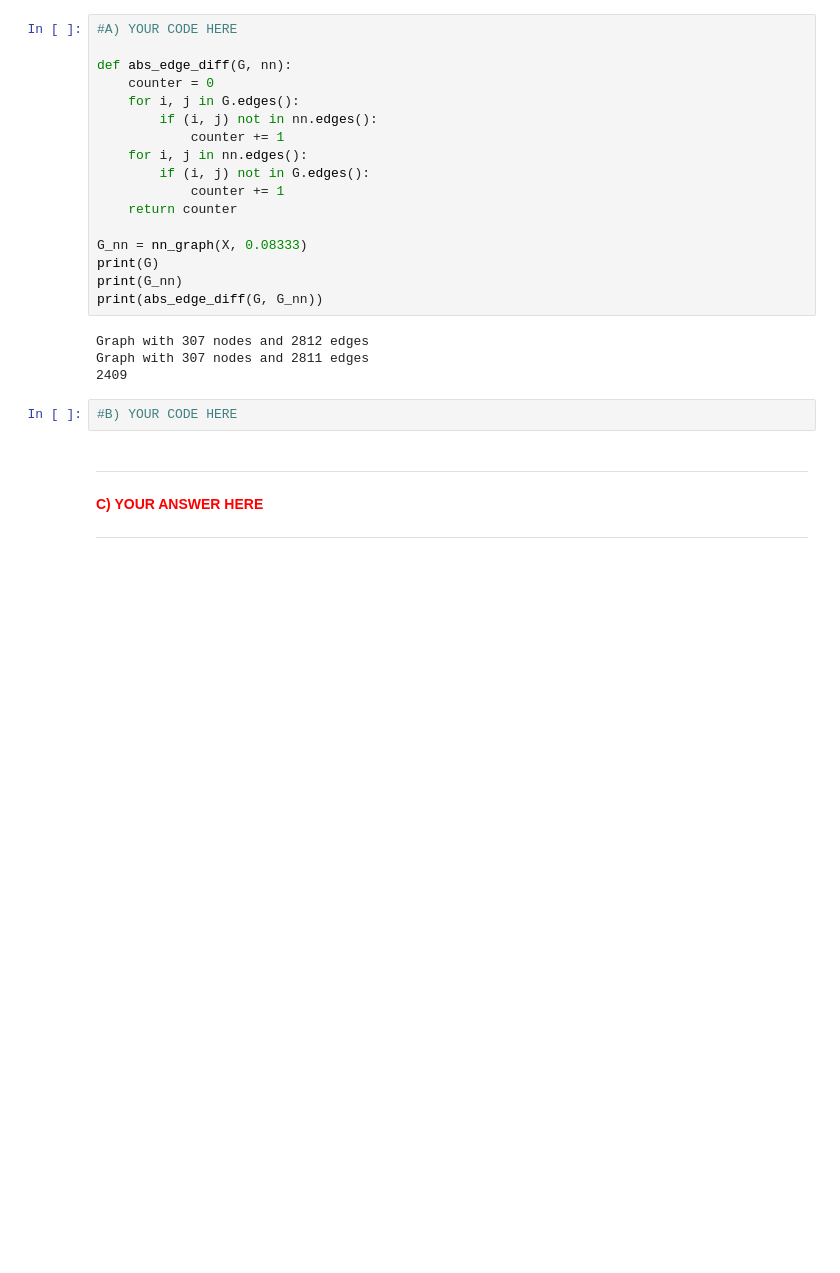
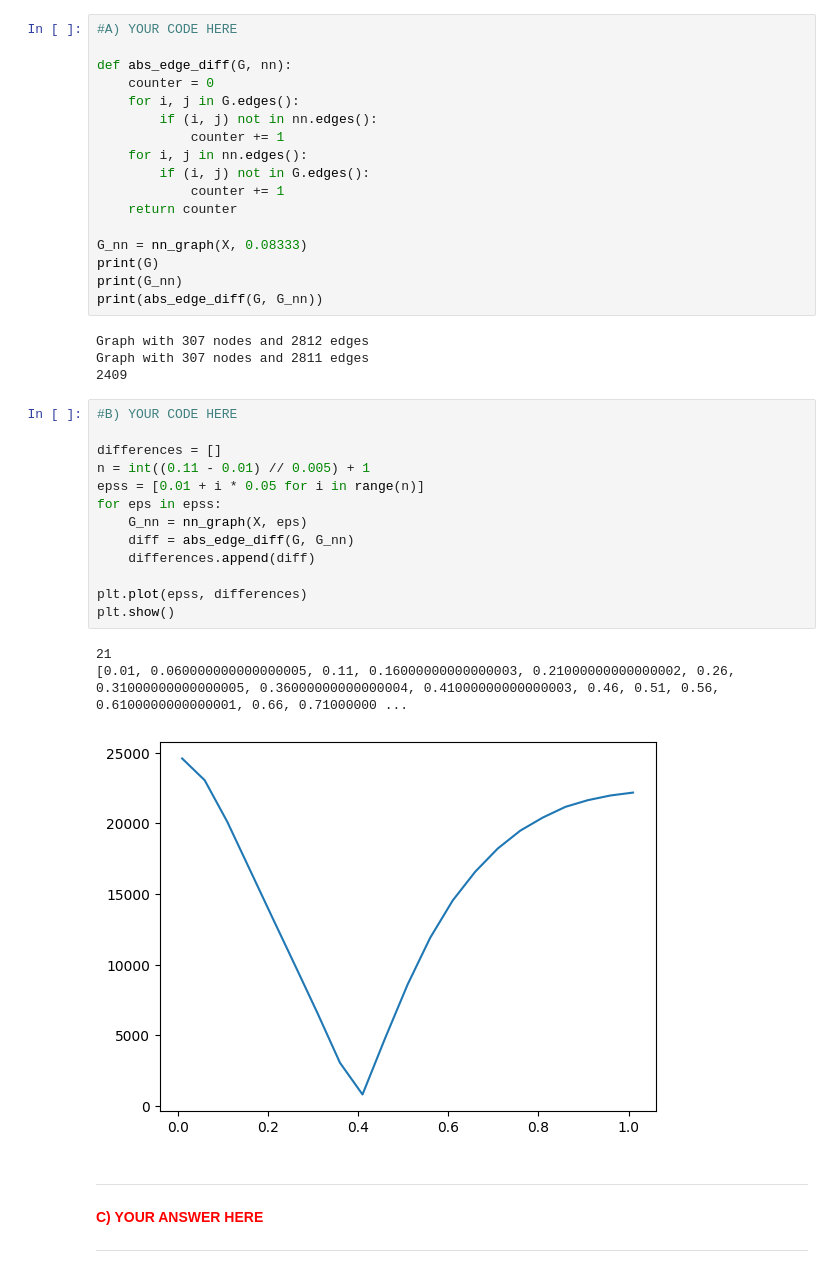
Before and after one commit to satansju/dm2023-exercises, a Jupyter notebook: handins/handin2.ipynb, the cells around one changed output. Drawn from its saved outputs; the diff is of its cells as text; blank space fills up the shorter version.

Commit message:
plot differences

```diff
--- a/handins/handin2.ipynb
+++ b/handins/handin2.ipynb
@@ -450,6 +450,21 @@ Graph with 307 nodes and 2811 edges
 2409
 # %%
 #B) YOUR CODE HERE
+
+differences = []
+n = int((0.11 - 0.01) // 0.005) + 1
+epss = [0.01 + i * 0.05 for i in range(n)]
+for eps in epss:
+    G_nn = nn_graph(X, eps)
+    diff = abs_edge_diff(G, G_nn)
+    differences.append(diff)
+
+plt.plot(epss, differences)
+plt.show()
+# %% [output]
+21
+[0.01, 0.060000000000000005, 0.11, 0.16000000000000003, 0.21000000000000002, 0.26, 0.31000000000000005, 0.36000000000000004, 0.41000000000000003, 0.46, 0.51, 0.56, 0.6100000000000001, 0.66, 0.71000000 ...
+[figure, added]
 # %% [markdown]
 ******************
 <span style="color:red">**C) YOUR ANSWER HERE**</span>
```
